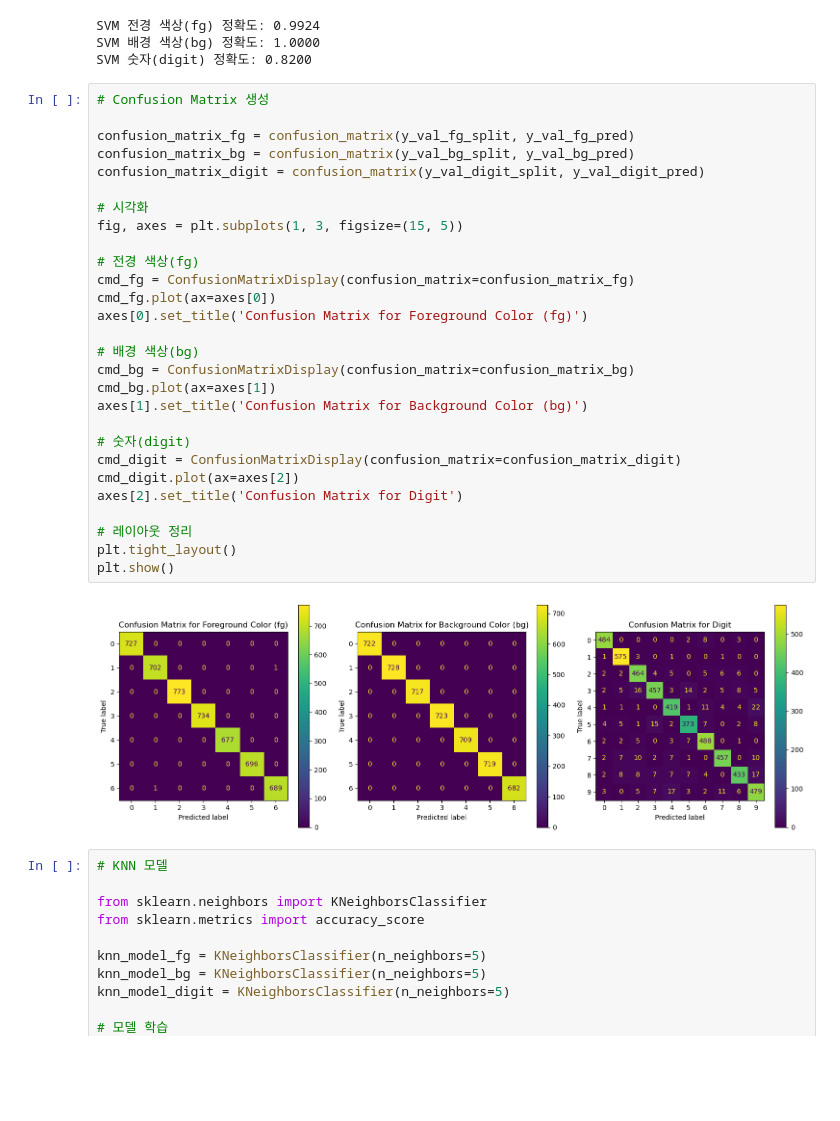
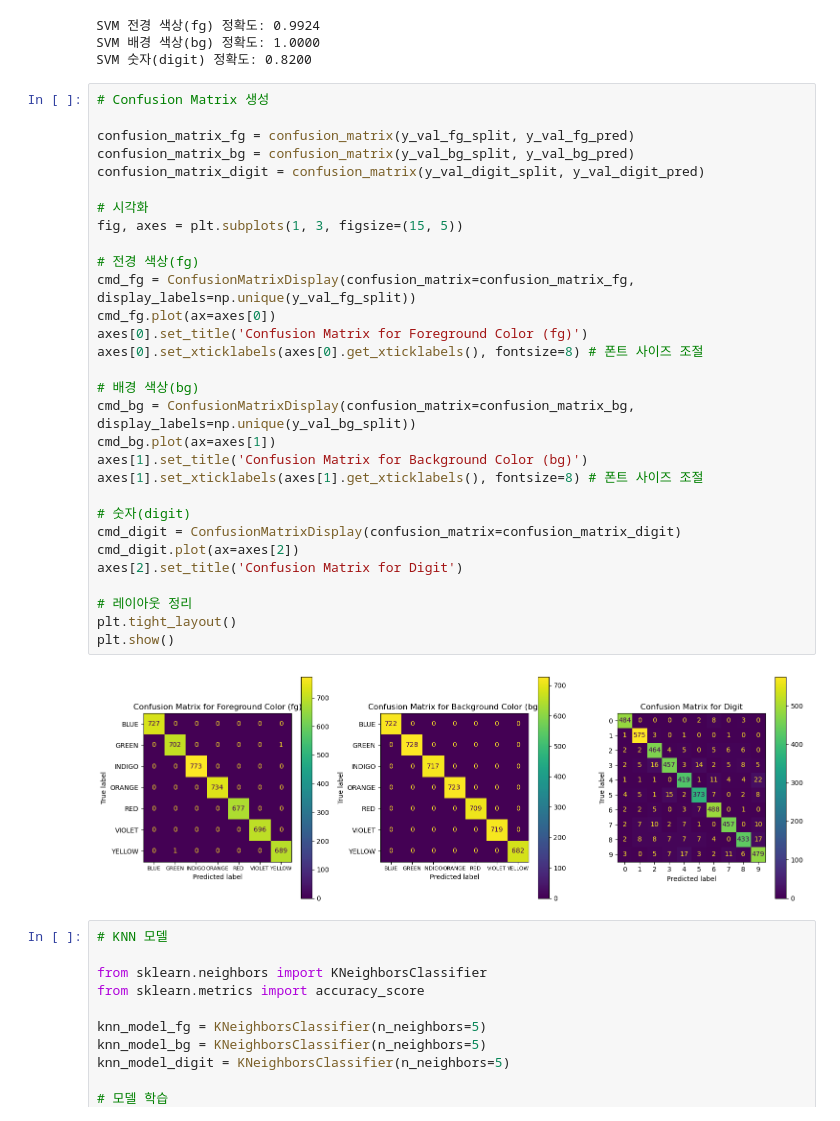
Before and after one commit to JinYeong-Jang/ML, a Jupyter notebook: Background-Colored MNIST_LSH.ipynb, the cells around one changed output. Saved outputs shown, nothing was run; the diff lists cells and outputs as text; blank space fills up the shorter version.

Commit message:
RF , SVM , KNN 적용 및 Confusion Matrix

```diff
--- a/Background-Colored MNIST_LSH.ipynb
+++ b/Background-Colored MNIST_LSH.ipynb
@@ -540,33 +542,35 @@ SVM 숫자(digit) 정확도: 0.8200
 # %%
 # Confusion Matrix 생성
 
 confusion_matrix_fg = confusion_matrix(y_val_fg_split, y_val_fg_pred)
 confusion_matrix_bg = confusion_matrix(y_val_bg_split, y_val_bg_pred)
 confusion_matrix_digit = confusion_matrix(y_val_digit_split, y_val_digit_pred)
 
 # 시각화
 fig, axes = plt.subplots(1, 3, figsize=(15, 5))
 
 # 전경 색상(fg)
-cmd_fg = ConfusionMatrixDisplay(confusion_matrix=confusion_matrix_fg)
+cmd_fg = ConfusionMatrixDisplay(confusion_matrix=confusion_matrix_fg, display_labels=np.unique(y_val_fg_split))
 cmd_fg.plot(ax=axes[0])
 axes[0].set_title('Confusion Matrix for Foreground Color (fg)')
+axes[0].set_xticklabels(axes[0].get_xticklabels(), fontsize=8) # 폰트 사이즈 조절
 
 # 배경 색상(bg)
-cmd_bg = ConfusionMatrixDisplay(confusion_matrix=confusion_matrix_bg)
+cmd_bg = ConfusionMatrixDisplay(confusion_matrix=confusion_matrix_bg, display_labels=np.unique(y_val_bg_split))
 cmd_bg.plot(ax=axes[1])
 axes[1].set_title('Confusion Matrix for Background Color (bg)')
+axes[1].set_xticklabels(axes[1].get_xticklabels(), fontsize=8) # 폰트 사이즈 조절
 
 # 숫자(digit)
 cmd_digit = ConfusionMatrixDisplay(confusion_matrix=confusion_matrix_digit)
 cmd_digit.plot(ax=axes[2])
 axes[2].set_title('Confusion Matrix for Digit')
 
 # 레이아웃 정리
 plt.tight_layout()
 plt.show()
 # %% [output]
-[figure, old version]
+[figure, new version]
 # %%
 # KNN 모델
 
```
Also changed, not shown: parts of 3 cells of this notebook.
